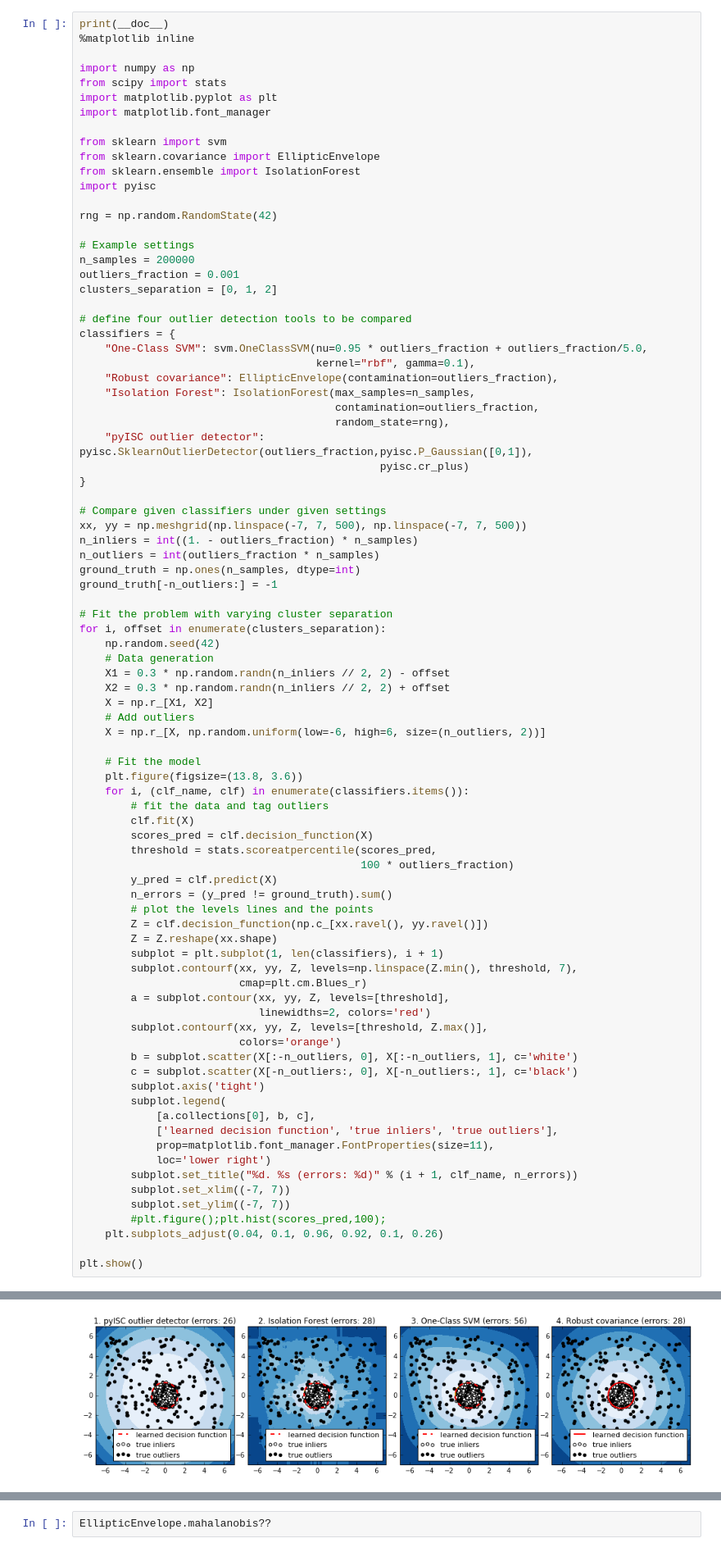
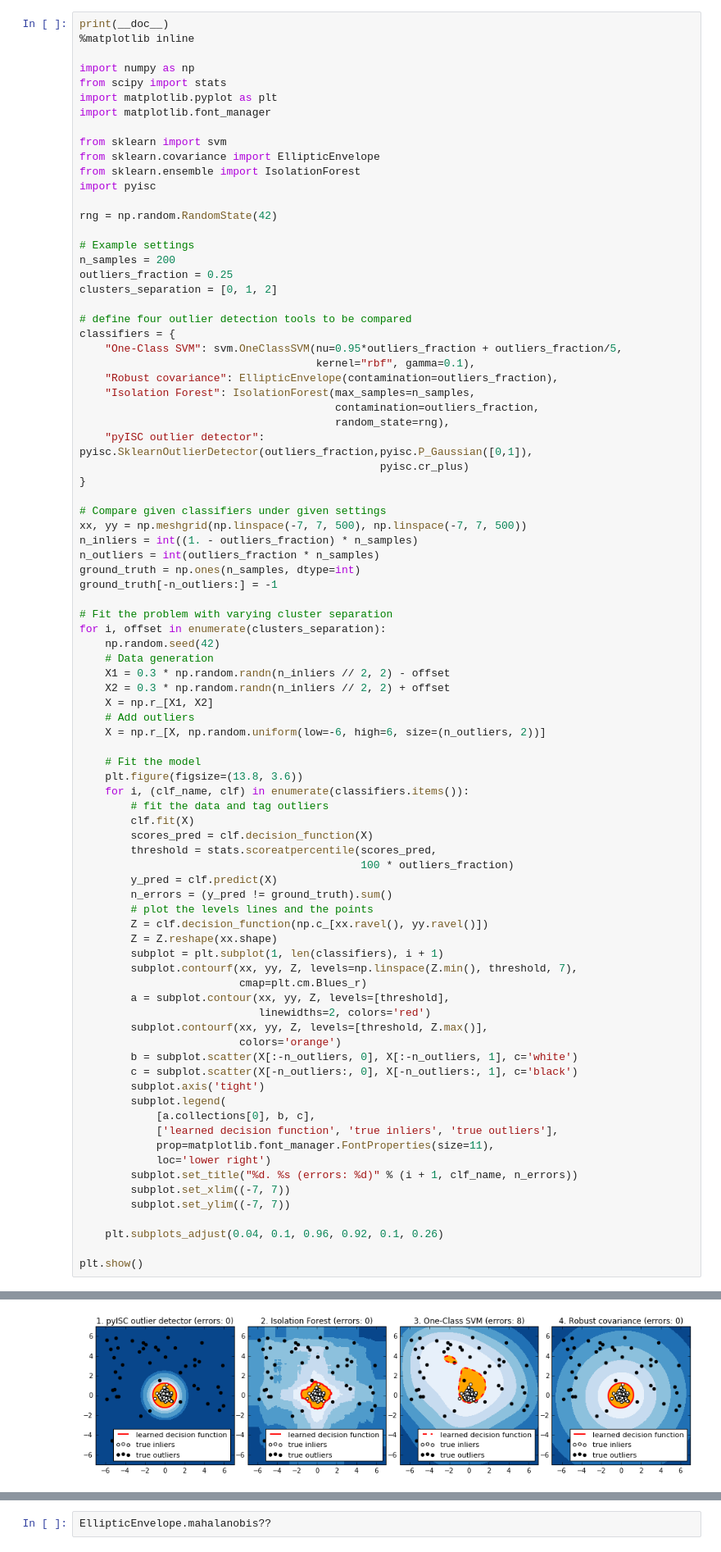
Before and after one commit to STREAM3/pyISC, a Jupyter notebook: docs/pyISC_sklearn_outlier_detection_comparison.ipynb, the cells around one changed output, grey strips where cells are left out. Shown: that part at 82% size. Saved outputs shown, nothing was run; the diff lists cells and outputs as text.

```diff
--- a/docs/pyISC_sklearn_outlier_detection_comparison.ipynb
+++ b/docs/pyISC_sklearn_outlier_detection_comparison.ipynb
@@ -15,13 +15,13 @@ import pyisc
 rng = np.random.RandomState(42)
 
 # Example settings
-n_samples = 200000
-outliers_fraction = 0.001
+n_samples = 200
+outliers_fraction = 0.25
 clusters_separation = [0, 1, 2]
 
 # define four outlier detection tools to be compared
 classifiers = {
-    "One-Class SVM": svm.OneClassSVM(nu=0.95 * outliers_fraction + outliers_fraction/5.0,
+    "One-Class SVM": svm.OneClassSVM(nu=0.95*outliers_fraction + outliers_fraction/5,
                                      kernel="rbf", gamma=0.1),
     "Robust covariance": EllipticEnvelope(contamination=outliers_fraction),
     "Isolation Forest": IsolationForest(max_samples=n_samples,
@@ -57,32 +57,32 @@ for i, offset in enumerate(clusters_separation):
         threshold = stats.scoreatpercentile(scores_pred,
                                             100 * outliers_fraction)
         y_pred = clf.predict(X)
         n_errors = (y_pred != ground_truth).sum()
         # plot the levels lines and the points
         Z = clf.decision_function(np.c_[xx.ravel(), yy.ravel()])
         Z = Z.reshape(xx.shape)
         subplot = plt.subplot(1, len(classifiers), i + 1)
         subplot.contourf(xx, yy, Z, levels=np.linspace(Z.min(), threshold, 7),
                          cmap=plt.cm.Blues_r)
         a = subplot.contour(xx, yy, Z, levels=[threshold],
                             linewidths=2, colors='red')
         subplot.contourf(xx, yy, Z, levels=[threshold, Z.max()],
                          colors='orange')
         b = subplot.scatter(X[:-n_outliers, 0], X[:-n_outliers, 1], c='white')
         c = subplot.scatter(X[-n_outliers:, 0], X[-n_outliers:, 1], c='black')
         subplot.axis('tight')
         subplot.legend(
             [a.collections[0], b, c],
             ['learned decision function', 'true inliers', 'true outliers'],
             prop=matplotlib.font_manager.FontProperties(size=11),
             loc='lower right')
         subplot.set_title("%d. %s (errors: %d)" % (i + 1, clf_name, n_errors))
         subplot.set_xlim((-7, 7))
         subplot.set_ylim((-7, 7))
-        #plt.figure();plt.hist(scores_pred,100);
+
     plt.subplots_adjust(0.04, 0.1, 0.96, 0.92, 0.1, 0.26)
 
 plt.show()
 # %% [output]
 Automatically created module for IPython interactive environment
-[figure, old version]
+[figure, new version]
```
Also changed, not shown: parts of 15 cells of this notebook, 16 other files.
